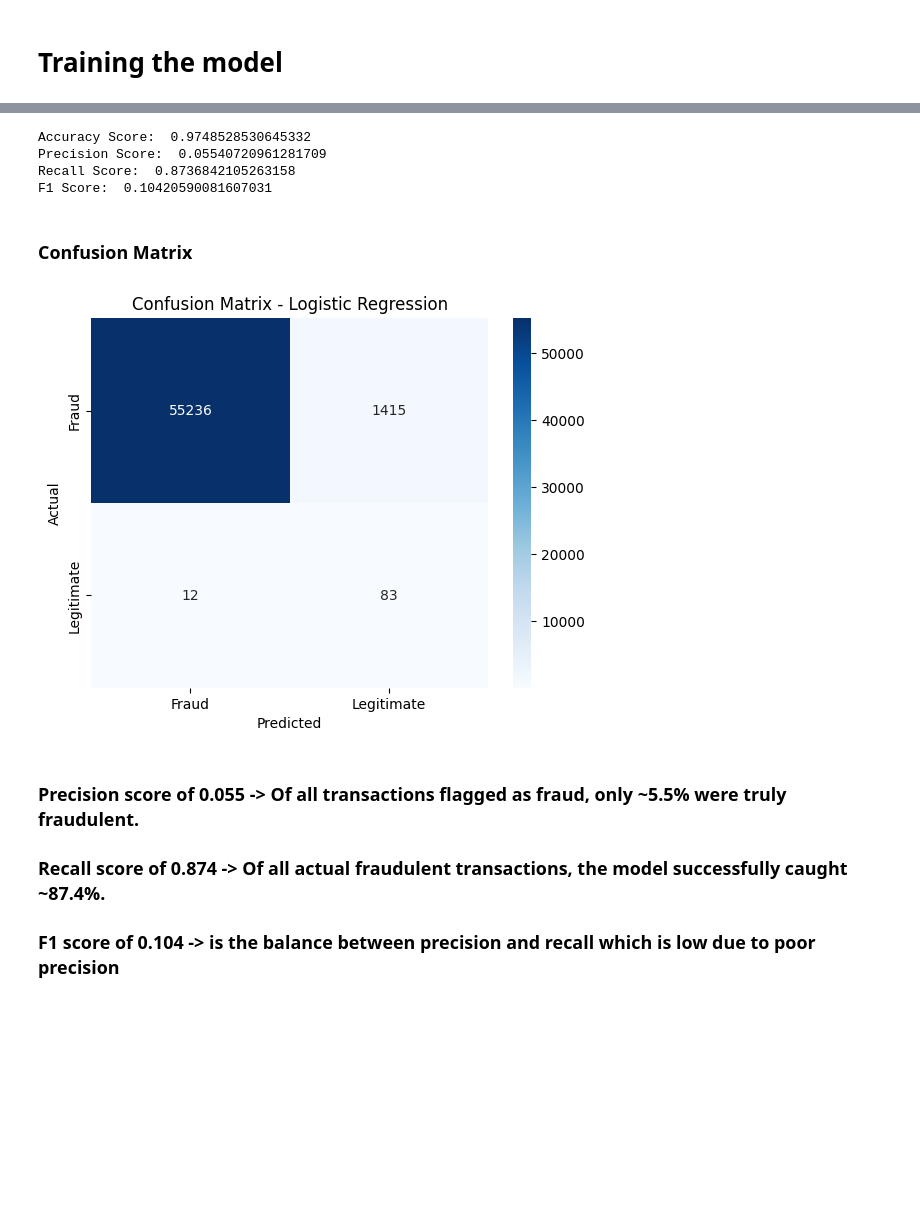
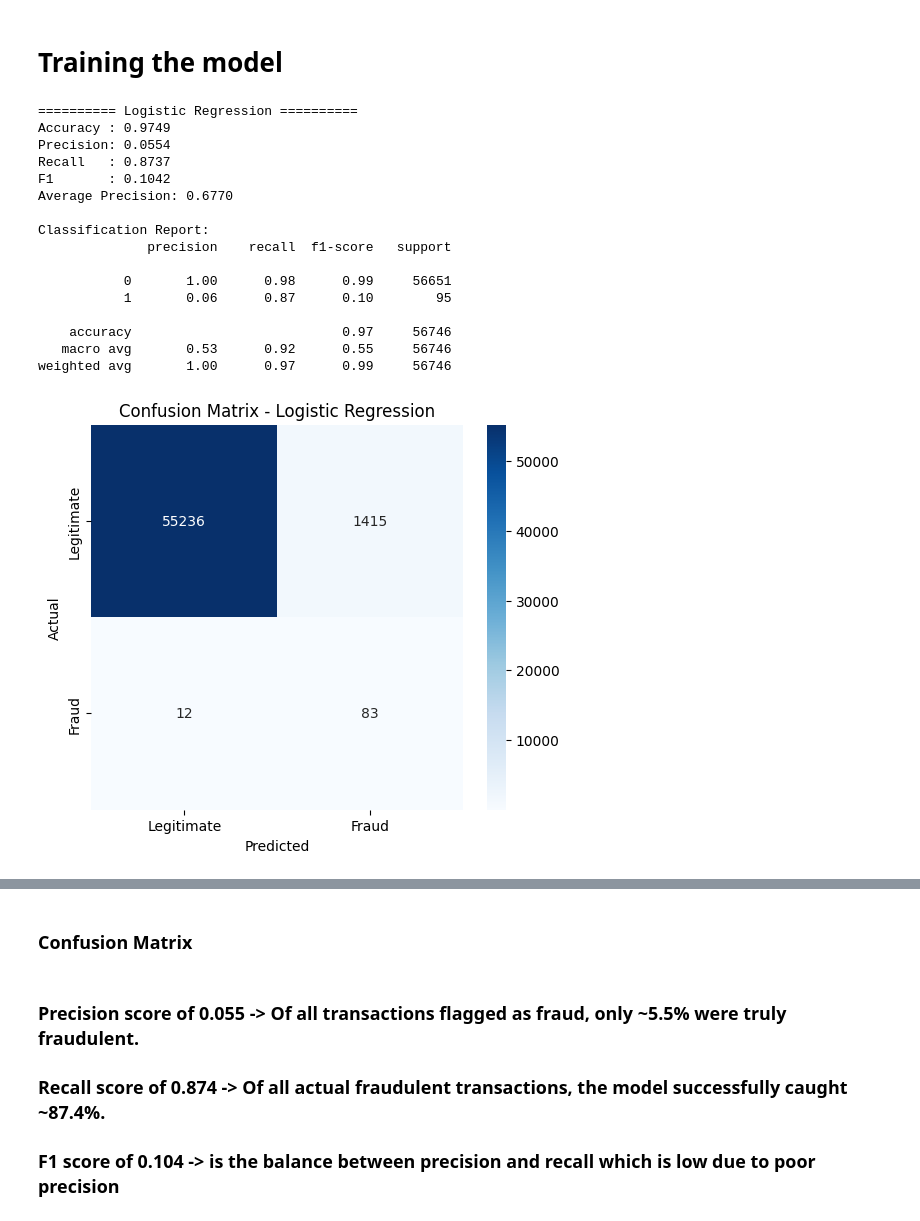
Before and after one commit to Janhvesh-Patil/RiskLens-AI, a Jupyter notebook: backend/TransactionFraudDetector.ipynb, the cells around one changed output, grey strips where cells are left out. Drawn from its saved outputs; the diff is of its cells as text; code cells hidden in the pictures; blank space fills up the shorter version.

```diff
--- a/backend/TransactionFraudDetector.ipynb
+++ b/backend/TransactionFraudDetector.ipynb
@@ -282,0 +384,36 @@ lr_predictions = fullPipeline.predict(X_test)
+# %%
+from sklearn.linear_model import LogisticRegression
+
+fullPipeline_LR = Pipeline([
+    ("preprocessor", preprocessing),
+    ("model", LogisticRegression(
+        class_weight="balanced",
+        max_iter=1000
+    ))
+])
+# %%
+fullPipeline_LR.fit(X_train, y_train)
+lr_results = evaluate_model(
+    fullPipeline_LR,
+    X_test,
+    y_test,
+    "Logistic Regression"
+)
+# %% [output]
+========== Logistic Regression ==========
+Accuracy : 0.9749
+Precision: 0.0554
+Recall   : 0.8737
+F1       : 0.1042
+Average Precision: 0.6770
+
+Classification Report:
+              precision    recall  f1-score   support
+
+           0       1.00      0.98      0.99     56651
+           1       0.06      0.87      0.10        95
+
+    accuracy                           0.97     56746
+   macro avg       0.53      0.92      0.55     56746
+weighted avg       1.00      0.97      0.99     56746
+[figure, added]
@@ -283,31 +421,24 @@ lr_predictions = fullPipeline.predict(X_test)
 # %%
-from sklearn.metrics import accuracy_score, precision_score, recall_score, f1_score
+# from sklearn.metrics import accuracy_score, precision_score, recall_score, f1_score
 
-print("Accuracy Score: ", accuracy_score(y_test, lr_predictions))
-print("Precision Score: ", precision_score(y_test, lr_predictions))
-print("Recall Score: ", recall_score(y_test, lr_predictions))
-print("F1 Score: ", f1_score(y_test, lr_predictions))
+# print("Accuracy Score: ", accuracy_score(y_test, lr_predictions))
+# print("Precision Score: ", precision_score(y_test, lr_predictions))
+# print("Recall Score: ", recall_score(y_test, lr_predictions))
+# print("F1 Score: ", f1_score(y_test, lr_predictions))
-# %% [output]
-Accuracy Score:  0.9748528530645332
-Precision Score:  0.05540720961281709
-Recall Score:  0.8736842105263158
-F1 Score:  0.10420590081607031
 # %% [markdown]
 ### Confusion Matrix
 # %%
-from sklearn.metrics import confusion_matrix, classification_report
-import seaborn as sns
+# from sklearn.metrics import confusion_matrix, classification_report
+# import seaborn as sns
 
-cm = confusion_matrix(y_test, lr_predictions)
-sns.heatmap(cm, annot=True, fmt='d', cmap='Blues',
-            xticklabels=['Fraud', 'Legitimate'],
-            yticklabels=['Fraud', 'Legitimate'])
-plt.title('Confusion Matrix - Logistic Regression')
-plt.ylabel('Actual')
-plt.xlabel('Predicted')
-plt.show()
+# cm = confusion_matrix(y_test, lr_predictions)
+# sns.heatmap(cm, annot=True, fmt='d', cmap='Blues',
+#             xticklabels=['Fraud', 'Legitimate'],
+#             yticklabels=['Fraud', 'Legitimate'])
+# plt.title('Confusion Matrix - Logistic Regression')
+# plt.ylabel('Actual')
+# plt.xlabel('Predicted')
+# plt.show()
-# %% [output]
-[figure, removed]
 # %% [markdown]
 ### Precision score of 0.055 -> Of all transactions flagged as fraud, only ~5.5% were truly fraudulent.
 
```
Also changed, not shown: parts of 46 cells of this notebook.
